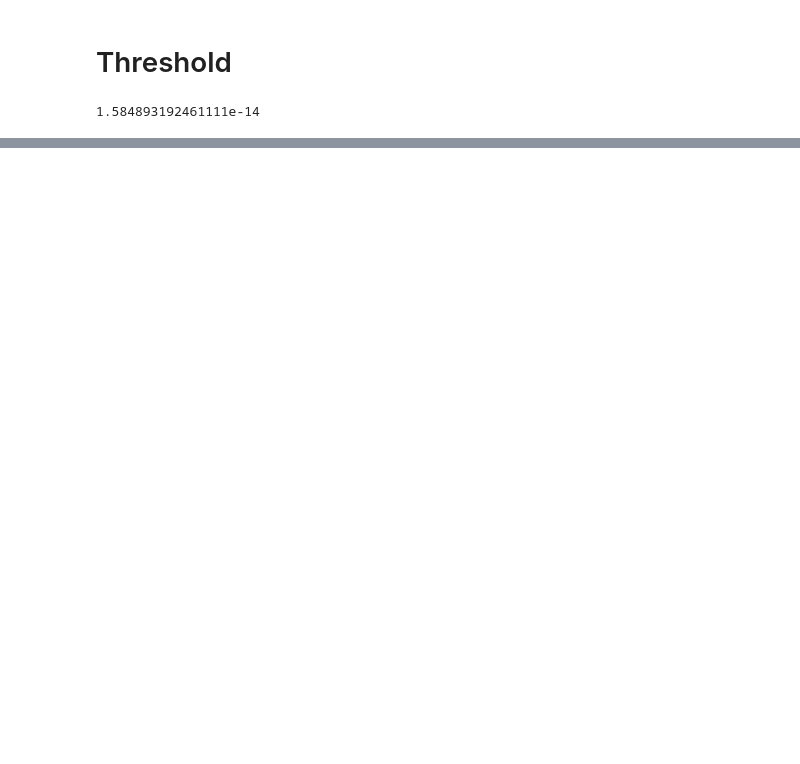
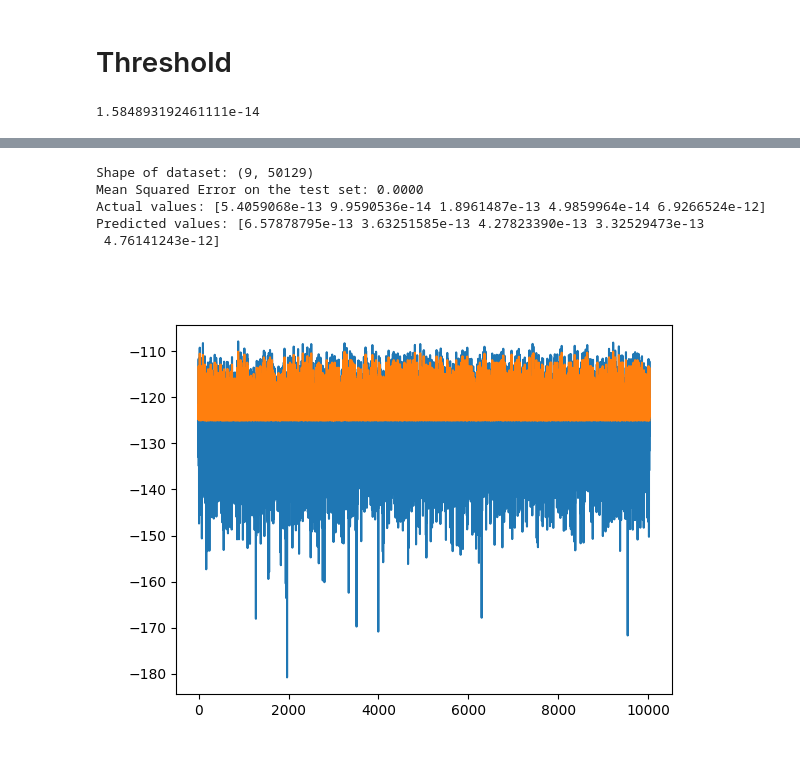
Before and after one commit to P7-Link-state/time_series_estimation, a Jupyter notebook: Threshold_ML.ipynb, the cells around one changed output, grey strips where cells are left out. Drawn from its saved outputs; the diff is of its cells as text; code cells hidden in the pictures; blank space fills up the shorter version.

```diff
--- a/Threshold_ML.ipynb
+++ b/Threshold_ML.ipynb
@@ -359,0 +317,51 @@ plt.show()
+# %%
+import numpy as np
+from sklearn.model_selection import train_test_split
+from sklearn.metrics import mean_squared_error
+from sklearn.ensemble import HistGradientBoostingRegressor
+
+# Assuming all_valid_samples is your data array with shape (9, 50129)
+print(f"Shape of dataset: {all_valid_samples.shape}")
+
+# Flatten the data into a 2D array where each sample is a row
+# Transpose it so we have shape (50129, 9) for samples and features
+X = all_valid_samples.T  # Shape: (50129, 9)
+
+# Extract the target variable (signal power or whatever your target is)
+# For example, let's assume we want to predict the signal power (feature 1)
+# You can adjust the target variable to suit your problem
+y = X[:, 1]  # Let's assume we're predicting the second feature, i.e., signal power
+
+# Split the data into training and testing sets (80% train, 20% test)
+X_train, X_test, y_train, y_test = train_test_split(X, y, test_size=0.2, random_state=42)
+
+# Initialize the regression model
+model = HistGradientBoostingRegressor()
+
+# Train the model
+model.fit(X_train, y_train)
+
+# Predict on the test set
+y_pred = model.predict(X_test)
+
+# Evaluate the model (using mean squared error)
+mse = mean_squared_error(y_test, y_pred)
+print(f"Mean Squared Error on the test set: {mse:.4f}")
+
+# Optionally, you can also print the predictions and compare with the actual values
+print(f"Actual values: {y_test[:5]}")
+print(f"Predicted values: {y_pred[:5]}")
+
+plt.figure()
+# plt.plot(y_test)
+# plt.plot(y_pred)
+plt.plot(10*np.log10(y_test))
+plt.plot(10*np.log10(y_pred))
+plt.show()
+# %% [output]
+Shape of dataset: (9, 50129)
+Mean Squared Error on the test set: 0.0000
+Actual values: [5.4059068e-13 9.9590536e-14 1.8961487e-13 4.9859964e-14 6.9266524e-12]
+Predicted values: [6.57878795e-13 3.63251585e-13 4.27823390e-13 3.32529473e-13
+ 4.76141243e-12]
+[figure, added]
```
Also changed, not shown: parts of 11 cells of this notebook.
